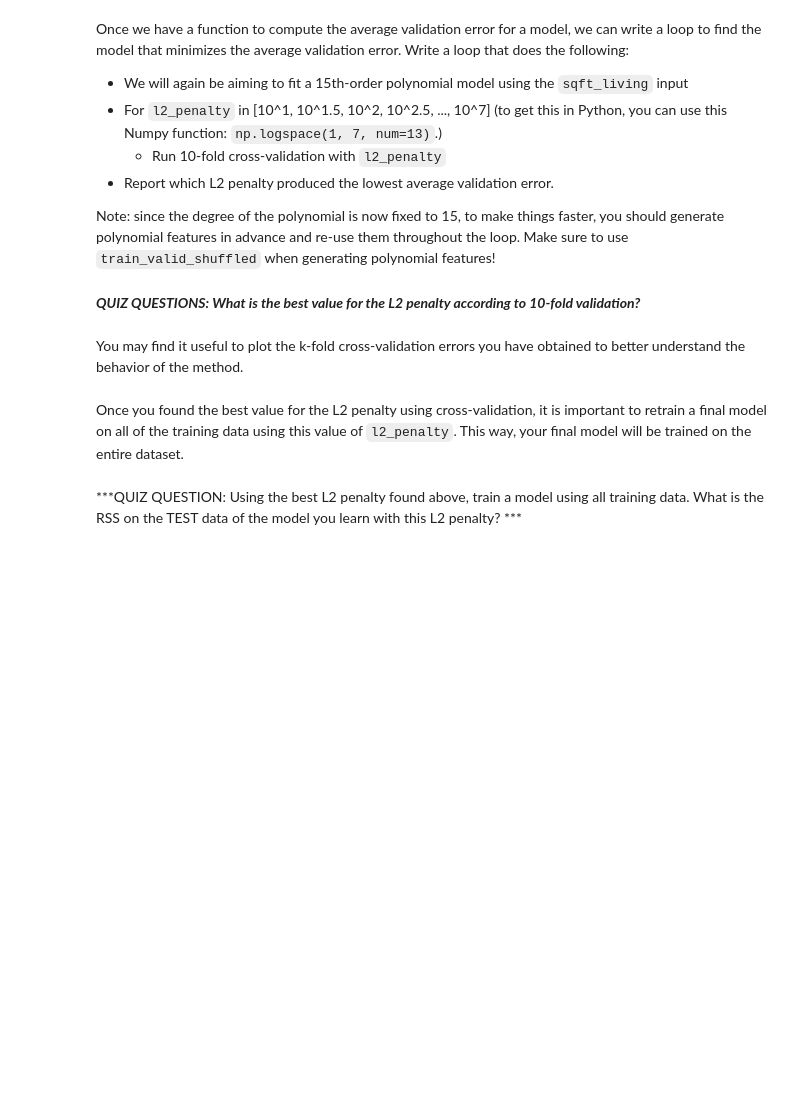
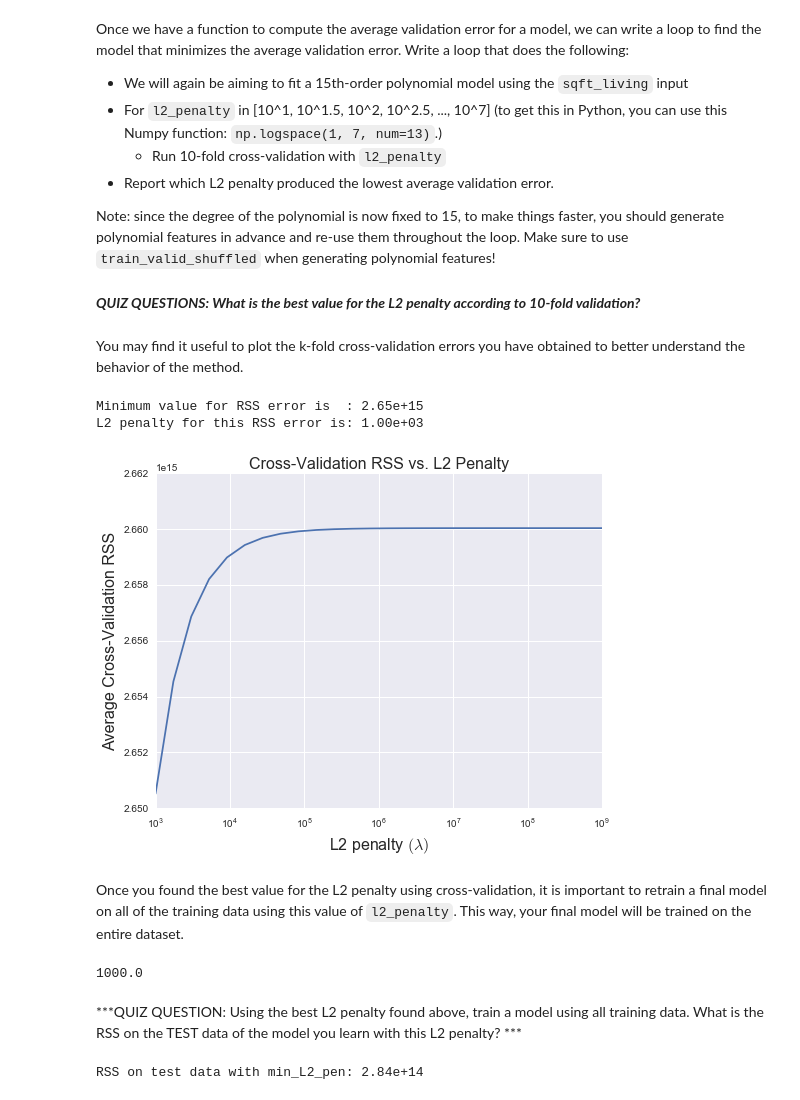
Before and after one commit to Nafisur-jspl/ML_specialization, a Jupyter notebook: 2_regression/week_4_ridge_regression/week-4-ridge-regression-assignment-1.ipynb, the cells around one changed output. Cells and saved outputs as stored; diff of their text form; code cells hidden in the pictures; blank space fills up the shorter version.

Commit message:
Starting week 4, ridge regression

```diff
--- a/2_regression/week_4_ridge_regression/week-4-ridge-regression-assignment-1.ipynb
+++ b/2_regression/week_4_ridge_regression/week-4-ridge-regression-assignment-1.ipynb
@@ -338,6 +362,7 @@ train_valid_shuffled[0:10] # rows 0 to 9
 Now let us extract individual segments with array slicing. Consider the scenario where we group the houses in the `train_valid_shuffled` dataframe into k=10 segments of roughly equal size, with starting and ending indices computed as above.
 Extract the fourth segment (segment 3) and assign it to a variable called `validation4`.
 # %%
+i = 3
 start = (n*i)/10
 end = (n*(i+1))/10
-train_valid_shuffled[start:end+1]
+validation4 = train_valid_shuffled[start:end+1]
@@ -357,5 +400,12 @@ print first_two.append(last_two)
 # %% [markdown]
 Extract the remainder of the data after *excluding* fourth segment (segment 3) and assign the subset to `train4`.
+# %%
+i = 3
+k = 10
+n = len(train_valid_shuffled)
+start_ind = (n*3)/k
+end_ind = (n*(3+1))/k-1
+train4 = train_valid_shuffled[0:start].append(train_valid_shuffled[end+1:n])
 # %% [markdown]
 To verify that we have the right elements extracted, run the following cell, which computes the average price of the data with fourth segment excluded. When rounded to nearest whole number, the average should be $539,450.
 # %%
@@ -369,5 +421,3 @@ Now we are ready to implement k-fold cross-validation. Write a function that com
   * Form training set by appending slice (end+1:n) to the end of slice (0:start).
   * Train a linear model using training set just formed, with a given l2_penalty
   * Compute validation error using validation set just formed
-# %%
-def k_fold_cross_validation(k, l2_penalty, data, output_name, features_list):
@@ -379,6 +461,15 @@ Once we have a function to compute the average validation error for a model, we
 * Report which L2 penalty produced the lowest average validation error.
 
 Note: since the degree of the polynomial is now fixed to 15, to make things faster, you should generate polynomial features in advance and re-use them throughout the loop. Make sure to use `train_valid_shuffled` when generating polynomial features!
+# %%
+l2_penalty_list = np.logspace(3, 9, num=26)
+poly_15_dframe = polynomial_dataframe(train_valid_shuffled['sqft_living'], 15)
+output_values = train_valid_shuffled['price']
+l2_RSS_list = []
+for l2_pen in l2_penalty_list:
+
+    RSS_error = k_fold_cross_validation(10, l2_pen, poly_15_dframe, output_values)
+    l2_RSS_list.append( (RSS_error, l2_pen) )
 # %% [markdown]
 ***QUIZ QUESTIONS:  What is the best value for the L2 penalty according to 10-fold validation?***
 # %% [markdown]
@@ -389,4 +477,54 @@ You may find it useful to plot the k-fold cross-validation errors you have obtai
+# %%
+print 'Minimum value for RSS error is  : %.2e' %min(l2_RSS_list)[0]
+print 'L2 penalty for this RSS error is: %.2e' %min(l2_RSS_list)[1]
+
+# Putting all L2 penalties and RSS errors for plotting
+L2_plot_list = []
+RSS_plot_list = []
+
+for entry in l2_RSS_list:
+    L2_plot_list.append(entry[1])
+    RSS_plot_list.append(entry[0])
+
+# Plot the l2_penalty values in the x axis and the cross-validation error in the y axis.
+# Using plt.xscale('log') will make your plot more intuitive.
+
+plt.figure(figsize=(8,6))
+plt.plot(L2_plot_list, RSS_plot_list,'-')
+plt.xscale('log')
+#
+plt.xlabel('L2 penalty ' + r'$(\lambda)$', fontsize=16)
+plt.ylabel('Average Cross-Validation RSS', fontsize=16)
+plt.title('Cross-Validation RSS vs. L2 Penalty', fontsize=16)
+#
+plt.show()
+# %% [output]
+Minimum value for RSS error is  : 2.65e+15
+L2 penalty for this RSS error is: 1.00e+03
+[figure, added]
 # %% [markdown]
 Once you found the best value for the L2 penalty using cross-validation, it is important to retrain a final model on all of the training data using this value of `l2_penalty`.  This way, your final model will be trained on the entire dataset.
+# %%
+min_L2_pen = min(l2_RSS_list)[1]
+print(min_L2_pen)
+# %% [output]
+1000.0
 # %% [markdown]
 ***QUIZ QUESTION: Using the best L2 penalty found above, train a model using all training data. What is the RSS on the TEST data of the model you learn with this L2 penalty? ***
+# %%
+train_data = train_data.sort_values(['sqft_living', 'price'])
+poly_15_train_data = polynomial_dataframe(train_data['sqft_living'], 15)
+features = poly_15_train_data.columns
+poly_15_train_data['price'] = train_data['price']
+model_train_data = linear_model.Ridge(alpha=min_L2_pen, normalize=True)
+model_train_data.fit( poly_15_train_data, train_data['price'] )
+
+test_pow = polynomial_dataframe(test['sqft_living'], 15)
+
+model = linear_model.Ridge(alpha=1000, normalize=True)
+model.fit(poly_15_train_data[features], poly_15_train_data['price'])
+pred= model.predict(test_pow[features])
+RSS_test_set = sum((test['price']-pred)**2)
+print 'RSS on test data with min_L2_pen: %.2e' %(RSS_test_set)
+# %% [output]
+RSS on test data with min_L2_pen: 2.84e+14
```
Also changed, not shown: parts of 8 cells of this notebook.
